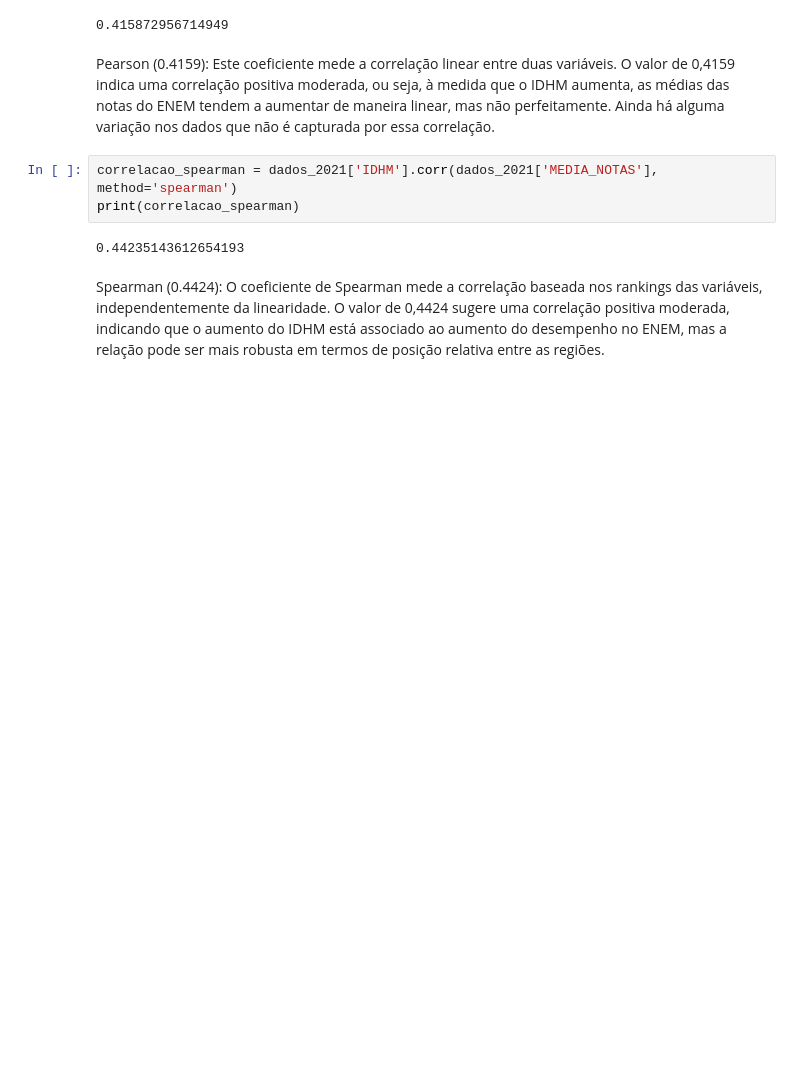
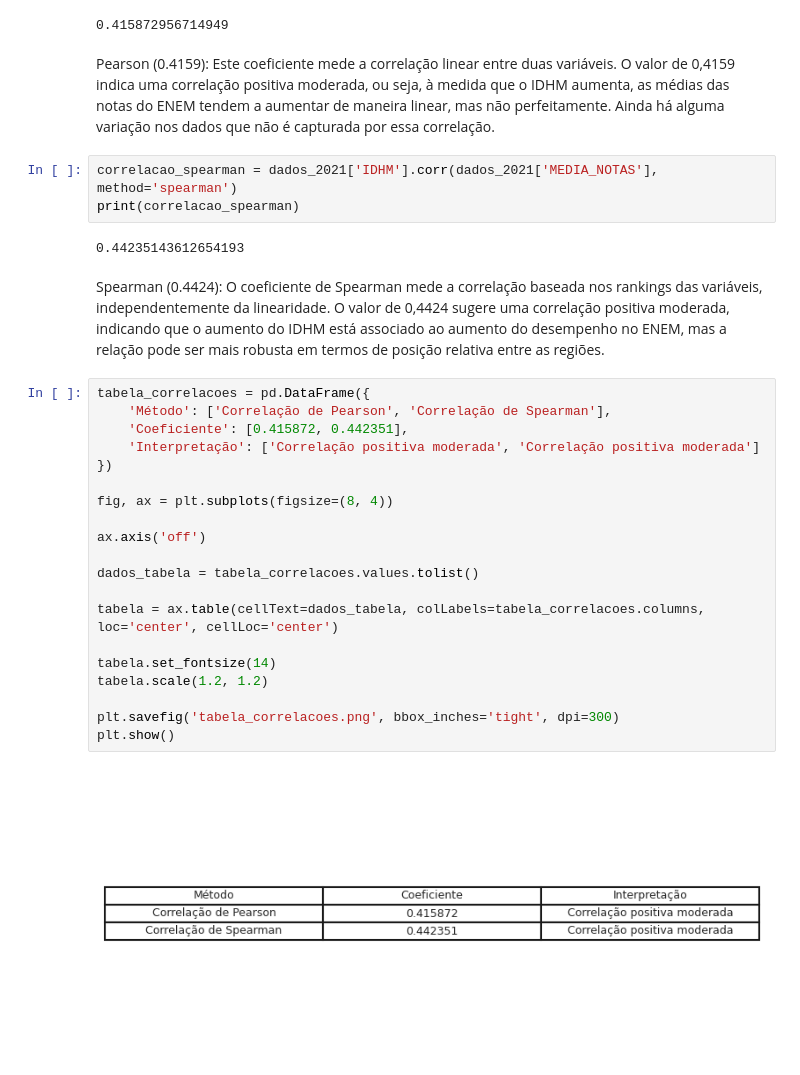
Before and after one commit to n1lima/correlacao-enem-idhm-2021, a Jupyter notebook: dataPcg.ipynb, the cells around one changed output. Saved outputs shown, nothing was run; the diff lists cells and outputs as text; blank space fills up the shorter version.

```diff
--- a/dataPcg.ipynb
+++ b/dataPcg.ipynb
@@ -371,3 +373,25 @@ print(correlacao_spearman)
 0.44235143612654193
 # %% [markdown]
 Spearman (0.4424): O coeficiente de Spearman mede a correlação baseada nos rankings das variáveis, independentemente da linearidade. O valor de 0,4424 sugere uma correlação positiva moderada, indicando que o aumento do IDHM está associado ao aumento do desempenho no ENEM, mas a relação pode ser mais robusta em termos de posição relativa entre as regiões.
+# %%
+tabela_correlacoes = pd.DataFrame({
+    'Método': ['Correlação de Pearson', 'Correlação de Spearman'],
+    'Coeficiente': [0.415872, 0.442351],
+    'Interpretação': ['Correlação positiva moderada', 'Correlação positiva moderada']
+})
+
+fig, ax = plt.subplots(figsize=(8, 4))
+
+ax.axis('off')
+
+dados_tabela = tabela_correlacoes.values.tolist()
+
+tabela = ax.table(cellText=dados_tabela, colLabels=tabela_correlacoes.columns, loc='center', cellLoc='center')
+
+tabela.set_fontsize(14)
+tabela.scale(1.2, 1.2)
+
+plt.savefig('tabela_correlacoes.png', bbox_inches='tight', dpi=300)
+plt.show()
+# %% [output]
+[figure, added]
```
Also changed, not shown: parts of 3 cells of this notebook.
